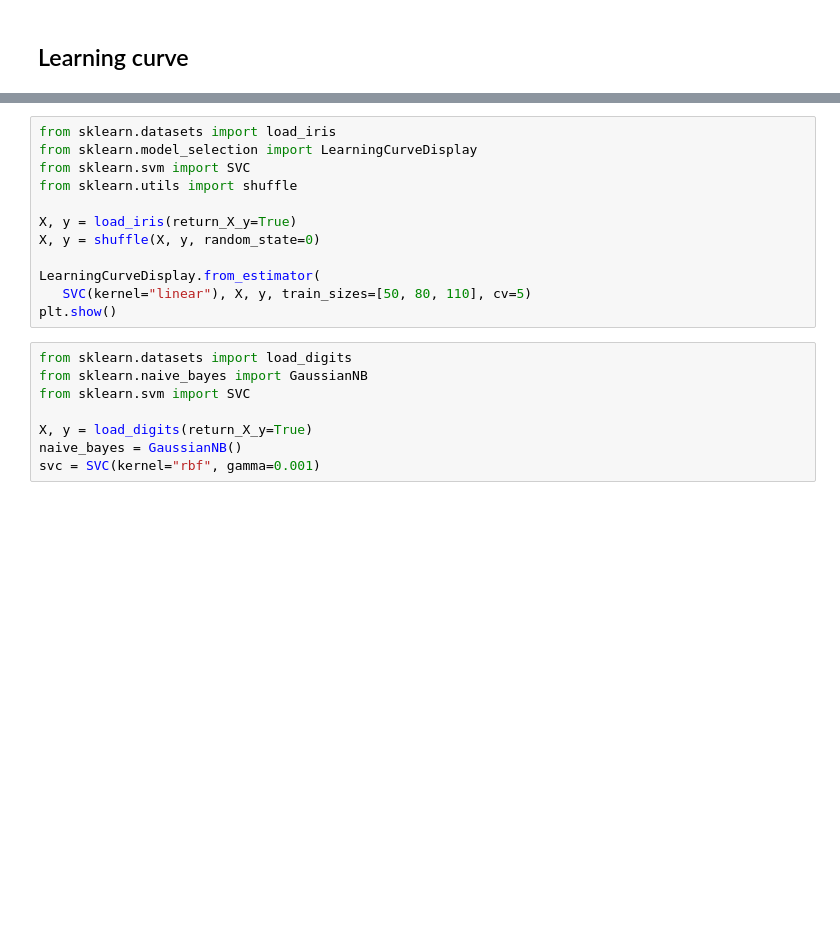
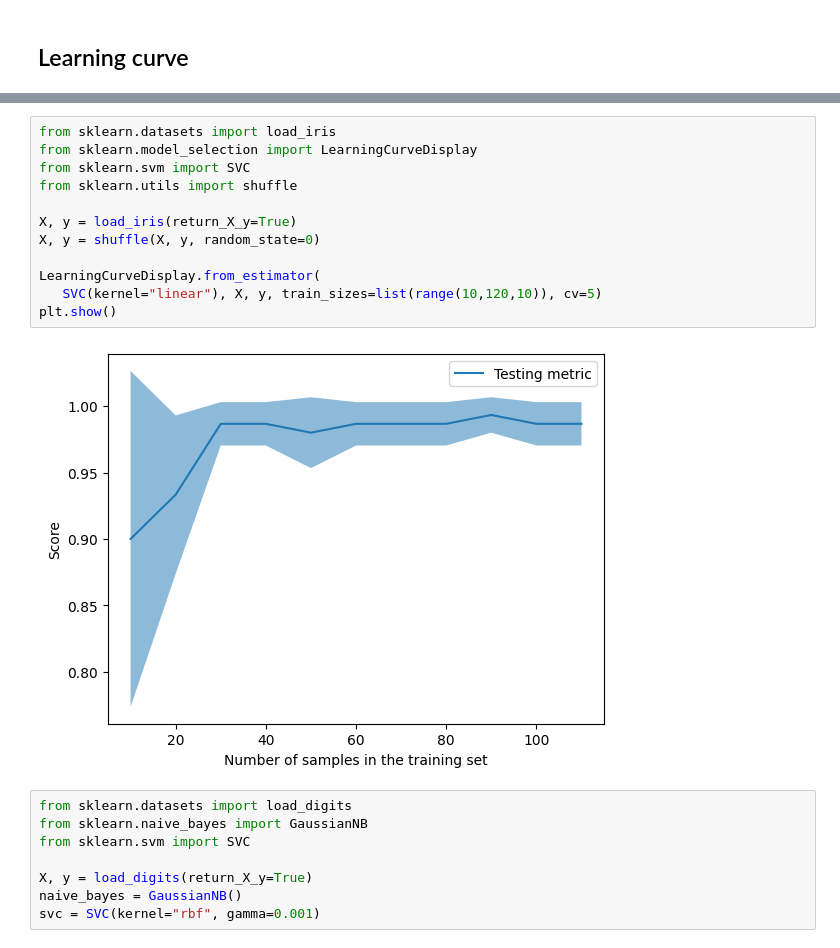
Before and after one commit to icta-tecaji/python-machine-learning-public, a Jupyter notebook: 04_Overdnotenje_in_optimizacija_modelov/04_Evaluation_Metrics_and_Scoring_CLEAN.ipynb, the cells around one changed output, grey strips where cells are left out. Saved outputs shown, nothing was run; the diff lists cells and outputs as text; blank space fills up the shorter version.

```diff
--- a/04_Overdnotenje_in_optimizacija_modelov/04_Evaluation_Metrics_and_Scoring_CLEAN.ipynb
+++ b/04_Overdnotenje_in_optimizacija_modelov/04_Evaluation_Metrics_and_Scoring_CLEAN.ipynb
@@ -398,15 +575,17 @@ valid_scores
 # %%
 from sklearn.datasets import load_iris
 from sklearn.model_selection import LearningCurveDisplay
 from sklearn.svm import SVC
 from sklearn.utils import shuffle
 
 X, y = load_iris(return_X_y=True)
 X, y = shuffle(X, y, random_state=0)
 
 LearningCurveDisplay.from_estimator(
-   SVC(kernel="linear"), X, y, train_sizes=[50, 80, 110], cv=5)
+   SVC(kernel="linear"), X, y, train_sizes=list(range(10,120,10)), cv=5)
 plt.show()
+# %% [output]
+[figure, added]
 # %%
 from sklearn.datasets import load_digits
 from sklearn.naive_bayes import GaussianNB
```
Also changed, not shown: parts of 48 cells of this notebook, 1 other file.
